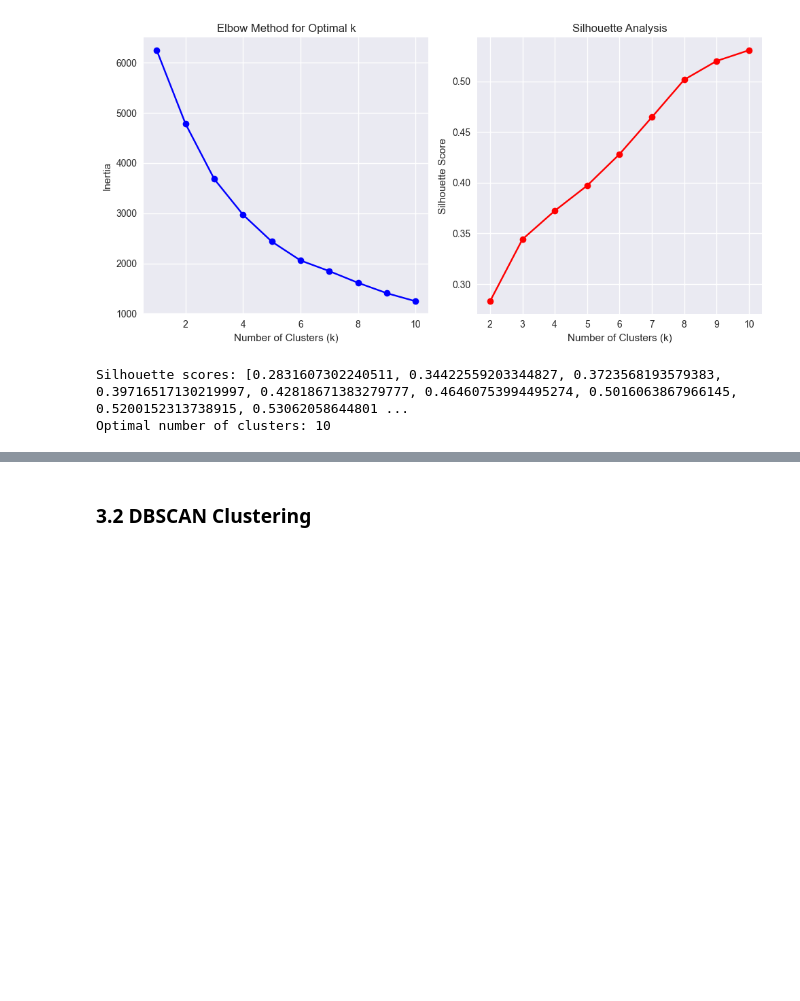
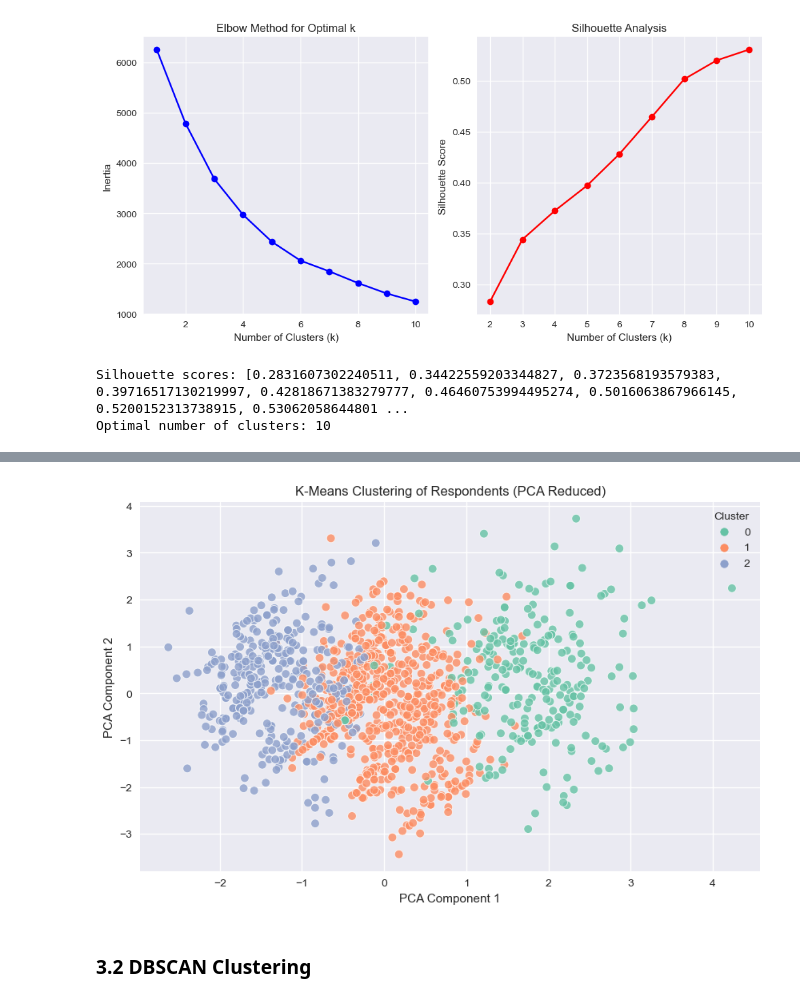
Before and after one commit to Testertesting-create/DSA2040A_DataMining_group1, a Jupyter notebook: DataMining_GroupProject_GroupMembersName/notebooks/3_data_mining.ipynb, the cells around one changed output, grey strips where cells are left out. Drawn from its saved outputs; the diff is of its cells as text; code cells hidden in the pictures; blank space fills up the shorter version.

```diff
--- a/DataMining_GroupProject_GroupMembersName/notebooks/3_data_mining.ipynb
+++ b/DataMining_GroupProject_GroupMembersName/notebooks/3_data_mining.ipynb
@@ -229,3 +154,61 @@ Cluster 1:
+# %%
+
+
+# Load the cleaned dataset (ensure path is correct)
+# The dataframe 'df' is already loaded in previous cells, so no need to reload it here.
+# Just proceed with the code using the existing 'df'.
+
+# Select relevant features based on EDA
+columns = [
+    'Age', 'Gender', 'Country', 'self_employed', 'family_history', 'work_interfere',
+    'no_employees', 'remote_work', 'tech_company', 'benefits', 'care_options',
+    'wellness_program', 'seek_help', 'leave', 'mental_health_consequence',
+    'coworkers', 'supervisor', 'mental_health_interview', 'phys_health_interview',
+    'mental_vs_physical', 'obs_consequence', 'treatment'
+]
+
+# Create a working dataframe
+mining_df = df[columns].copy()
+
+# Encode categorical features using LabelEncoder
+label_encoders = {}
+for col in mining_df.columns:
+    if mining_df[col].dtype == 'object':
+        le = LabelEncoder()
+        mining_df[col] = le.fit_transform(mining_df[col])
+        label_encoders[col] = le
+
+# ---------------------------
+# Step 1: Select Features for Clustering
+cluster_features = [
+    'Age', 'Gender', 'family_history', 'work_interfere',
+    'benefits', 'supervisor', 'remote_work', 'seek_help', 'leave'
+]
+X_cluster = mining_df[cluster_features]
+
+# Step 2: Normalize the features
+scaler = StandardScaler()
+X_scaled = scaler.fit_transform(X_cluster)
+
+# Step 3: Apply K-Means Clustering
+kmeans = KMeans(n_clusters=3, random_state=42)
+clusters = kmeans.fit_predict(X_scaled)
+
+# Step 4: Reduce to 2D for visualization
+pca = PCA(n_components=2)
+X_pca = pca.fit_transform(X_scaled)
+
+# Step 5: Plot the clusters
+plt.figure(figsize=(10, 6))
+sns.scatterplot(x=X_pca[:, 0], y=X_pca[:, 1], hue=clusters, palette='Set2', s=60, alpha=0.8)
+plt.title("K-Means Clustering of Respondents (PCA Reduced)")
+plt.xlabel("PCA Component 1")
+plt.ylabel("PCA Component 2")
+plt.grid(True)
+plt.legend(title="Cluster")
+plt.show()
+# %% [output]
+[figure, added]
 # %% [markdown]
 ### 3.2 DBSCAN Clustering
 # %%
```
Also changed, not shown: parts of 2 cells of this notebook, 15 other files.
